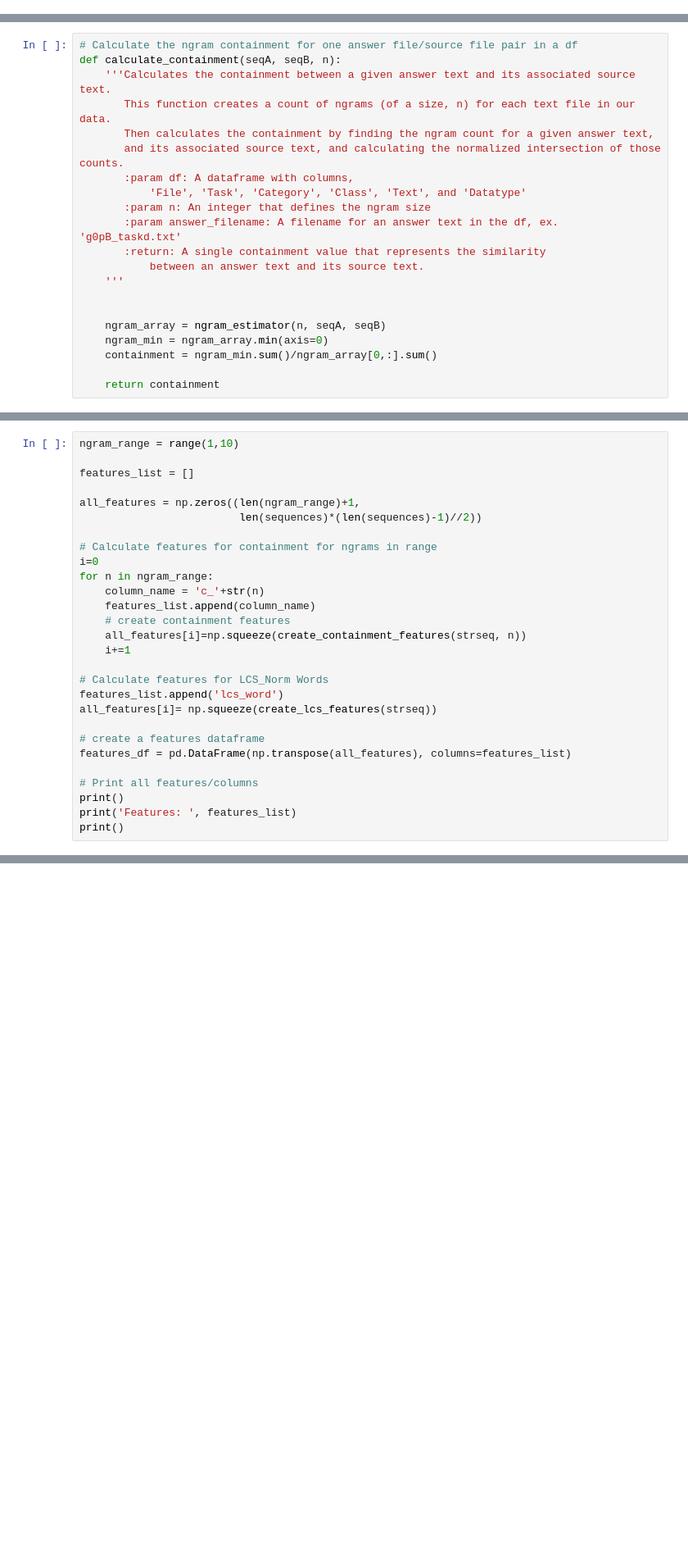
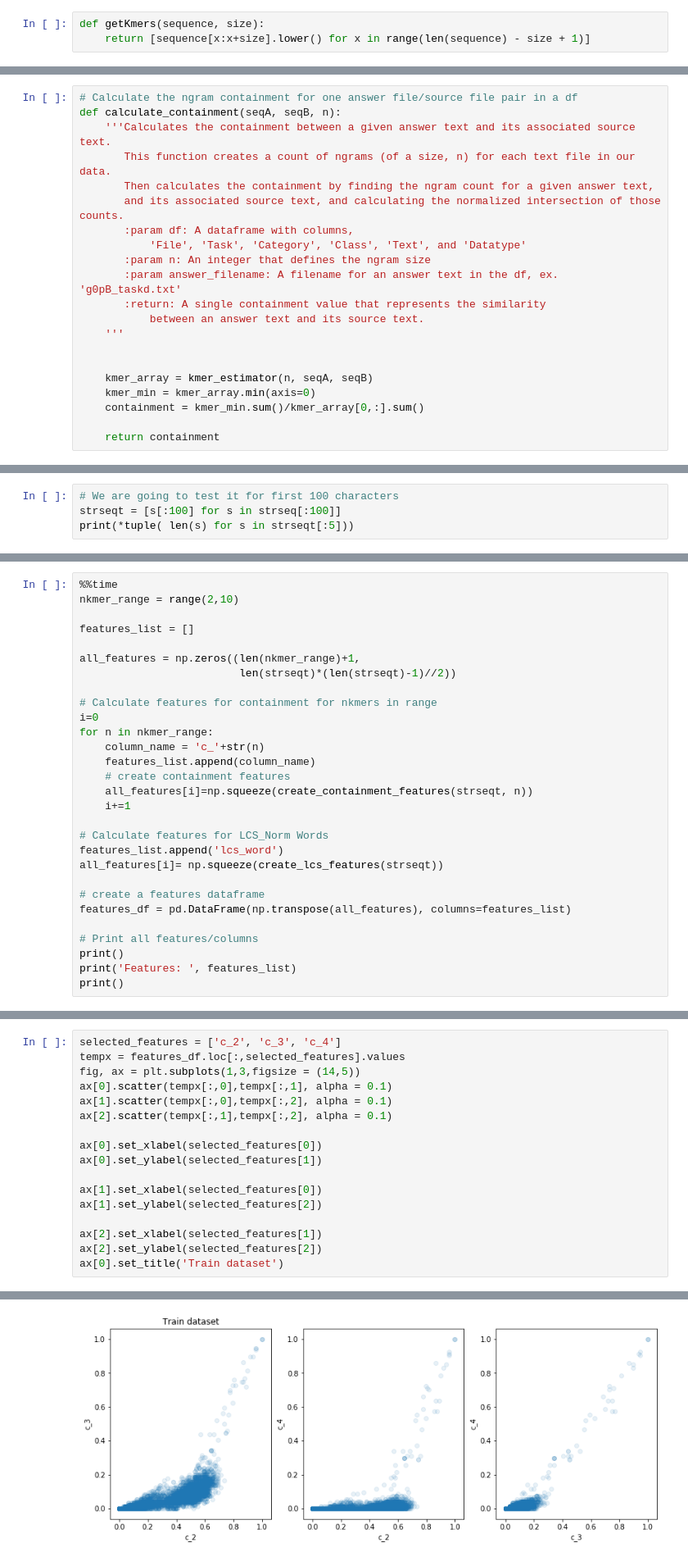
Before and after one commit to p-serna/studying-drosophila, a Jupyter notebook: Drosophila.ipynb, the cells around one changed output, grey strips where cells are left out. Shown: that part at 82% size. Drawn from its saved outputs; the diff is of its cells as text; blank space fills up the shorter version.

Commit message:
Added analysis for a test subset
I fixed a small subset and calculated containment features and lcs,
in the notebook. I also added a figure showing the scatter plots

```diff
--- a/Drosophila.ipynb
+++ b/Drosophila.ipynb
@@ -183,0 +184,3 @@ First we are going to change the representation to n-gram estimators:
+# %%
+def getKmers(sequence, size):
+    return [sequence[x:x+size].lower() for x in range(len(sequence) - size + 1)]
@@ -222,8 +242,8 @@ def calculate_containment(seqA, seqB, n):
     '''
 
 
-    ngram_array = ngram_estimator(n, seqA, seqB)
-    ngram_min = ngram_array.min(axis=0)
-    containment = ngram_min.sum()/ngram_array[0,:].sum()
+    kmer_array = kmer_estimator(n, seqA, seqB)
+    kmer_min = kmer_array.min(axis=0)
+    containment = kmer_min.sum()/kmer_array[0,:].sum()
 
     return containment
@@ -295,0 +320,4 @@ print(len(strseq))
+# %%
+# We are going to test it for first 100 characters
+strseqt = [s[:100] for s in strseq[:100]]
+print(*tuple( len(s) for s in strseqt[:5]))
@@ -296,23 +326,24 @@ print(len(strseq))
 # %%
-ngram_range = range(1,10)
+%%time
+nkmer_range = range(2,10)
 
 features_list = []
 
-all_features = np.zeros((len(ngram_range)+1,
-                         len(sequences)*(len(sequences)-1)//2))
+all_features = np.zeros((len(nkmer_range)+1,
+                         len(strseqt)*(len(strseqt)-1)//2))
 
-# Calculate features for containment for ngrams in range
+# Calculate features for containment for nkmers in range
 i=0
-for n in ngram_range:
+for n in nkmer_range:
     column_name = 'c_'+str(n)
     features_list.append(column_name)
     # create containment features
-    all_features[i]=np.squeeze(create_containment_features(strseq, n))
+    all_features[i]=np.squeeze(create_containment_features(strseqt, n))
     i+=1
 
 # Calculate features for LCS_Norm Words
 features_list.append('lcs_word')
-all_features[i]= np.squeeze(create_lcs_features(strseq))
+all_features[i]= np.squeeze(create_lcs_features(strseqt))
 
 # create a features dataframe
 features_df = pd.DataFrame(np.transpose(all_features), columns=features_list)
@@ -323,0 +400,18 @@ print()
+# %%
+selected_features = ['c_2', 'c_3', 'c_4']
+tempx = features_df.loc[:,selected_features].values
+fig, ax = plt.subplots(1,3,figsize = (14,5))
+ax[0].scatter(tempx[:,0],tempx[:,1], alpha = 0.1)
+ax[1].scatter(tempx[:,0],tempx[:,2], alpha = 0.1)
+ax[2].scatter(tempx[:,1],tempx[:,2], alpha = 0.1)
+
+ax[0].set_xlabel(selected_features[0])
+ax[0].set_ylabel(selected_features[1])
+
+ax[1].set_xlabel(selected_features[0])
+ax[1].set_ylabel(selected_features[2])
+
+ax[2].set_xlabel(selected_features[1])
+ax[2].set_ylabel(selected_features[2])
+ax[0].set_title('Train dataset')
+# %% [output]
@@ -323,0 +419 @@ print()
+[figure, added]
```
Also changed, not shown: parts of 15 cells of this notebook.
